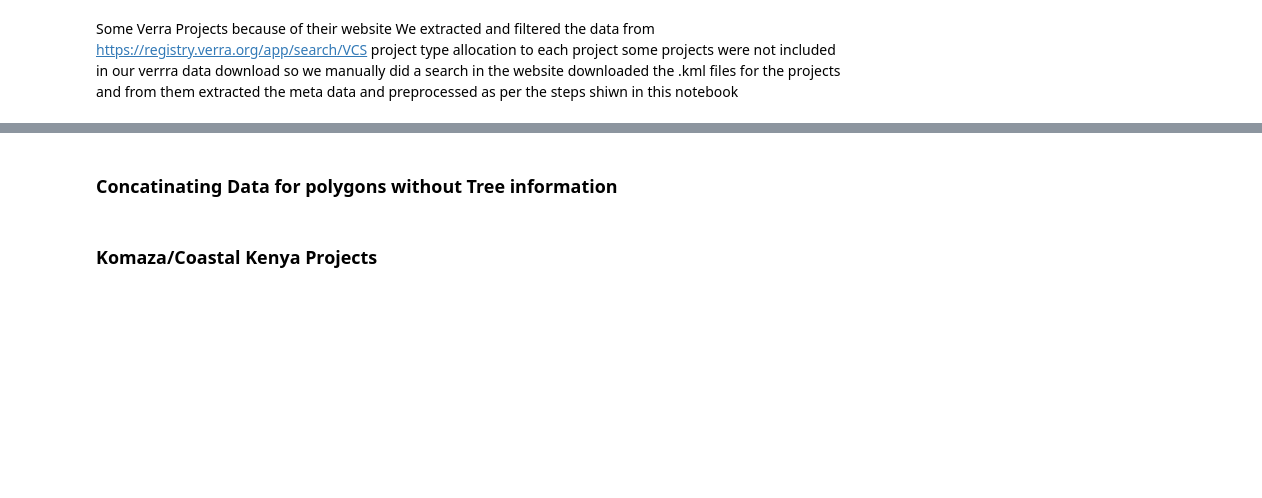
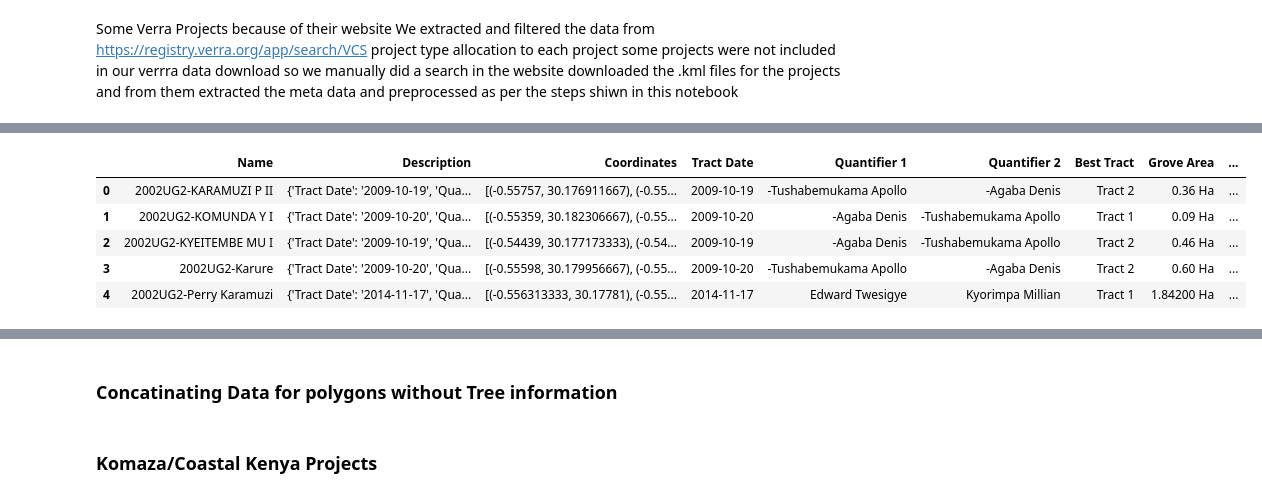
Before and after one commit to Societal-Computing/Forest_Monitoring, a Jupyter notebook: src/Verra_Data_filtering.ipynb, the cells around one changed output, grey strips where cells are left out. Cells and saved outputs as stored; diff of their text form; code cells hidden in the pictures; blank space fills up the shorter version.

```diff
--- a/src/Verra_Data_filtering.ipynb
+++ b/src/Verra_Data_filtering.ipynb
@@ -330,0 +350,21 @@ concatenated_df.info()
+# %%
+# For those resulting direct from kml extraction
+def resolve_duplicates(group):
+
+    group['non_null_count'] = group.notnull().sum(axis=1)
+    group = group.sort_values(by='non_null_count', ascending=False)
+
+
+    resolved_row = group.iloc[0].copy()
+
+    # Ensuring 'Coordinates' column takes the second value if available
+    if len(group) > 1 and pd.notnull(group.iloc[1]['Coordinates']):
+        resolved_row['Coordinates'] = group.iloc[1]['Coordinates']
+
+    return resolved_row.drop('non_null_count')
+
+# Grouping by 'Name' and apply the resolve_duplicates function
+df_resolved = df.groupby('Name').apply(resolve_duplicates).reset_index(drop=True)
+
+
+df_resolved.info()
@@ -330,0 +389,9 @@ concatenated_df.info()
+# %%
+df_resolved.head()
+# %% [output]
+|  | Name | Description | Coordinates | Tract Date | Quantifier 1 | Quantifier 2 | Best Tract | Grove Area | ... |
+| 0 | 2002UG2-KARAMUZI P II | {'Tract Date': '2009-10-19', 'Qua... | [(-0.55757, 30.176911667), (-0.55... | 2009-10-19 | -Tushabemukama Apollo | -Agaba Denis | Tract 2 | 0.36 Ha | ... |
+| 1 | 2002UG2-KOMUNDA Y I | {'Tract Date': '2009-10-20', 'Qua... | [(-0.55359, 30.182306667), (-0.55... | 2009-10-20 | -Agaba Denis | -Tushabemukama Apollo | Tract 1 | 0.09 Ha | ... |
+| 2 | 2002UG2-KYEITEMBE MU I | {'Tract Date': '2009-10-19', 'Qua... | [(-0.54439, 30.177173333), (-0.54... | 2009-10-19 | -Agaba Denis | -Tushabemukama Apollo | Tract 2 | 0.46 Ha | ... |
+| 3 | 2002UG2-Karure | {'Tract Date': '2009-10-20', 'Qua... | [(-0.55598, 30.179956667), (-0.55... | 2009-10-20 | -Tushabemukama Apollo | -Agaba Denis | Tract 2 | 0.60 Ha | ... |
+| 4 | 2002UG2-Perry Karamuzi | {'Tract Date': '2014-11-17', 'Qua... | [(-0.556313333, 30.17781), (-0.55... | 2014-11-17 | Edward Twesigye | Kyorimpa Millian | Tract 1 | 1.84200 Ha | ... |
```
Also changed, not shown: parts of 99 cells of this notebook.
